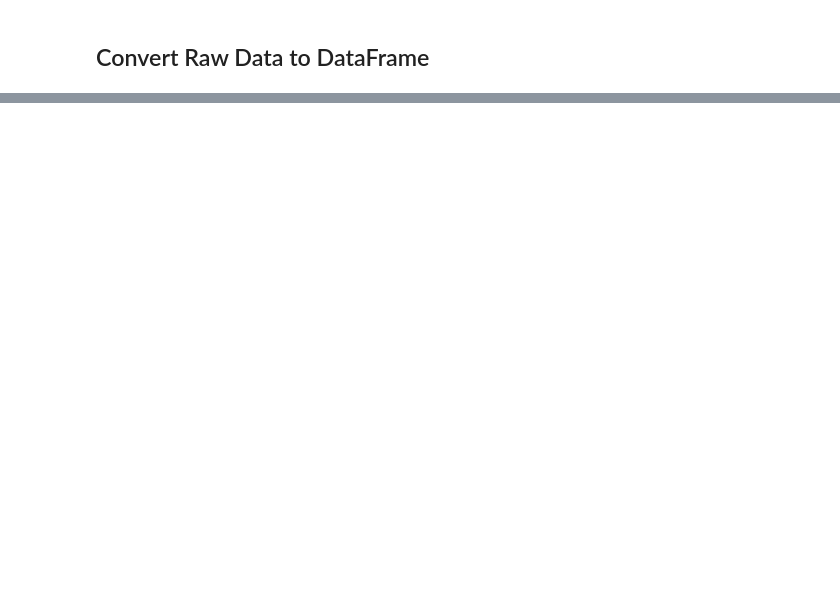
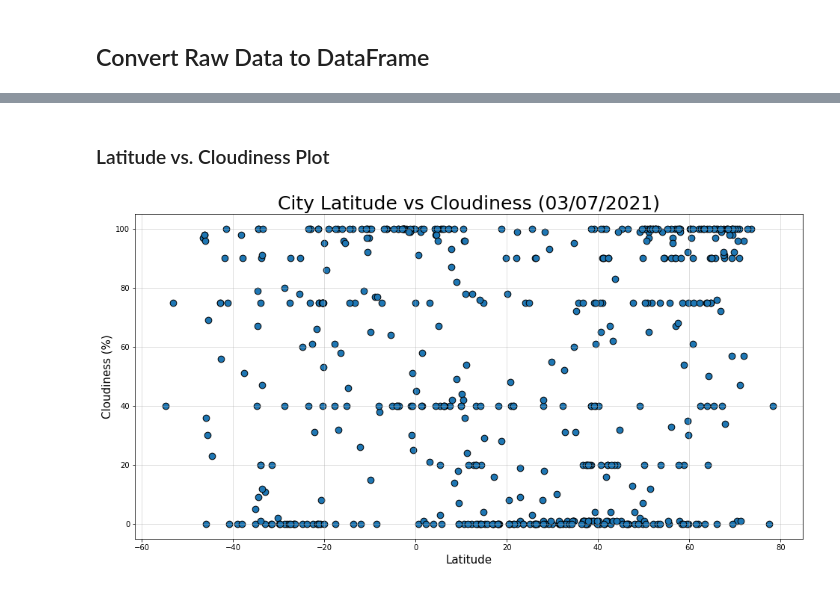
Before and after one commit to naydeenmonzon/python-api-challenge, a Jupyter notebook: WeatherPy/WeatherPy.ipynb, the cells around one changed output, grey strips where cells are left out. Drawn from its saved outputs; the diff is of its cells as text; code cells hidden in the pictures; blank space fills up the shorter version.

```diff
--- a/WeatherPy/WeatherPy.ipynb
+++ b/WeatherPy/WeatherPy.ipynb
@@ -190,0 +262,14 @@ for city in cities:
+# %% [markdown]
+### Latitude vs. Cloudiness Plot
+# %%
+x_values = weather_data['Lat']
+y_values = weather_data['Cloudiness']
+plt.figure(figsize=(16,8))
+plt.scatter(x_values,y_values, edgecolors='black', s=75)
+plt.xlabel('Latitude', size=15)
+plt.ylabel('Cloudiness (%)', size=15)
+plt.title('City Latitude vs Cloudiness (03/07/2021)', size=25)
+plt.grid(b=True, alpha=.5)
+plt.show()
+# %% [output]
+[figure, added]
```
Also changed, not shown: parts of 48 cells of this notebook, 1 other file.
